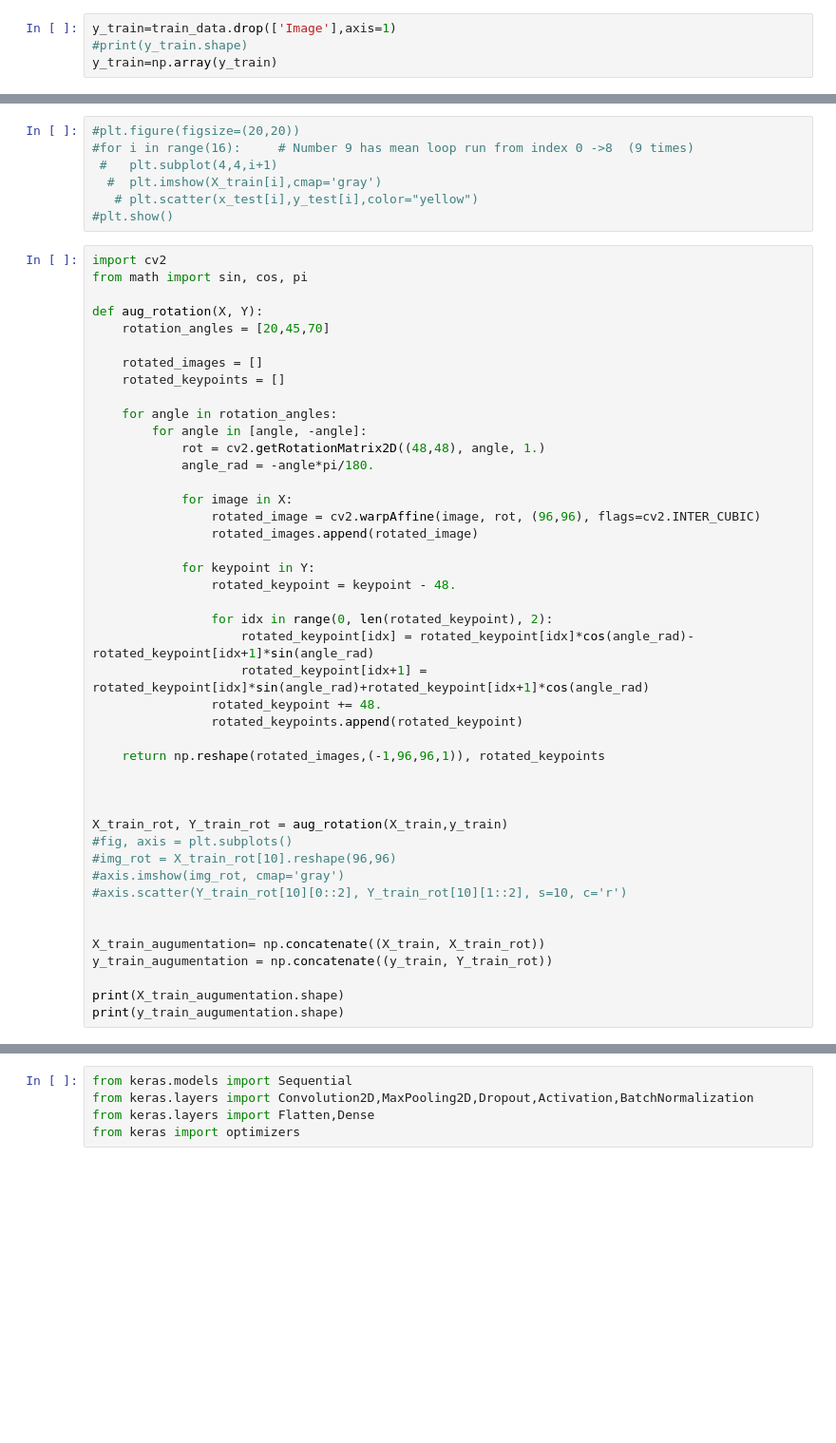
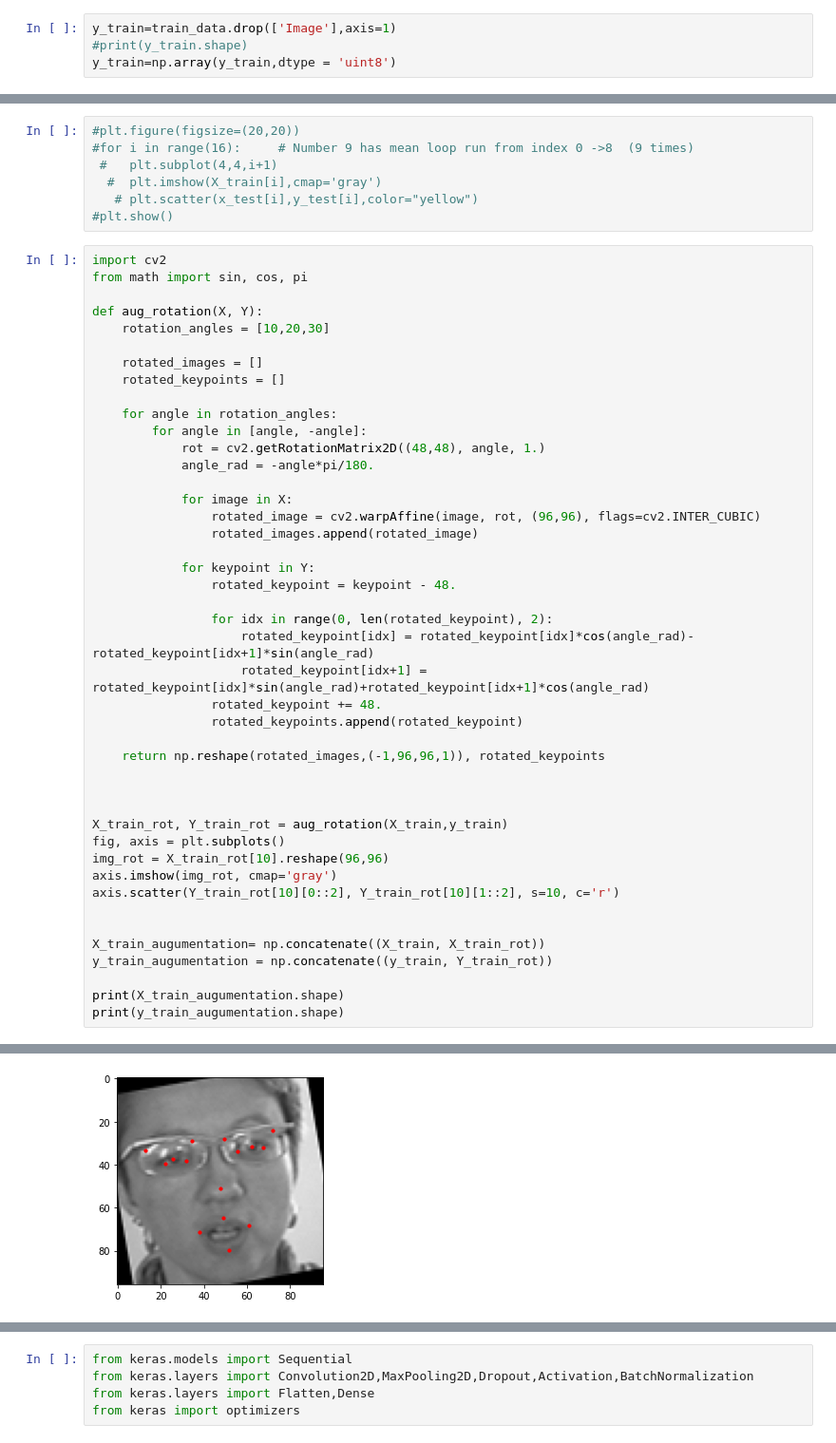
Before and after one commit to nguyenhau442001/Facial_landmark_15keypoints, a Jupyter notebook: 15keypoints.ipynb, the cells around one changed output, grey strips where cells are left out. Shown at 95% size. Drawn from its saved outputs; the diff is of its cells as text; blank space fills up the shorter version.

```diff
--- a/15keypoints.ipynb
+++ b/15keypoints.ipynb
@@ -19,7 +21,7 @@ train_data.fillna(method = 'ffill',inplace = True)
 # %%
 y_train=train_data.drop(['Image'],axis=1)
 #print(y_train.shape)
-y_train=np.array(y_train)
+y_train=np.array(y_train,dtype = 'uint8')
 # %%
 #train_data.info()
 # %%
@@ -66,7 +70,7 @@ import cv2
 from math import sin, cos, pi
 
 def aug_rotation(X, Y):
-    rotation_angles = [20,45,70]
+    rotation_angles = [10,20,30]
 
     rotated_images = []
     rotated_keypoints = []
@@ -94,10 +98,10 @@ def aug_rotation(X, Y):
 
 
 X_train_rot, Y_train_rot = aug_rotation(X_train,y_train)
-#fig, axis = plt.subplots()
-#img_rot = X_train_rot[10].reshape(96,96)
-#axis.imshow(img_rot, cmap='gray')
-#axis.scatter(Y_train_rot[10][0::2], Y_train_rot[10][1::2], s=10, c='r')
+fig, axis = plt.subplots()
+img_rot = X_train_rot[10].reshape(96,96)
+axis.imshow(img_rot, cmap='gray')
+axis.scatter(Y_train_rot[10][0::2], Y_train_rot[10][1::2], s=10, c='r')
 
 
 X_train_augumentation= np.concatenate((X_train, X_train_rot))
@@ -105,3 +109,4 @@ y_train_augumentation = np.concatenate((y_train, Y_train_rot))
 
 print(X_train_augumentation.shape)
 print(y_train_augumentation.shape)
+# %% [output]
@@ -108,3 +115,4 @@ print(y_train_augumentation.shape)
+[figure, added]
 # %%
 def aug_shift(X, Y):
     pixel_shifts = [5]
```
Also changed, not shown: parts of 20 cells of this notebook.
